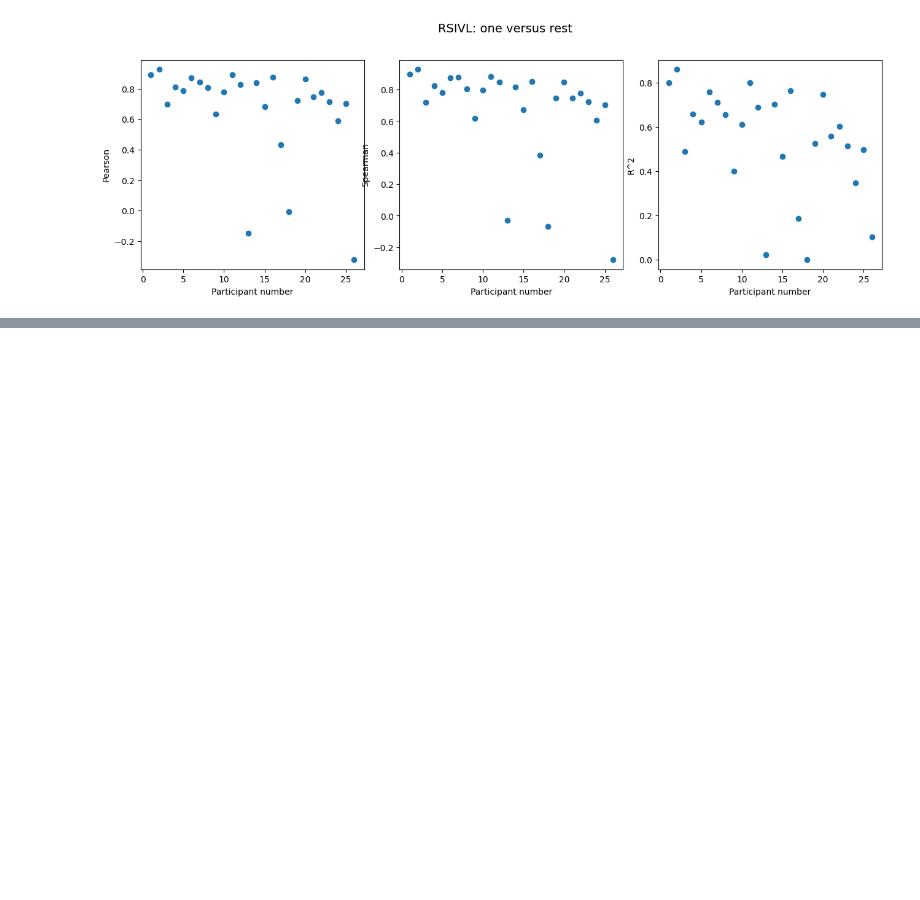
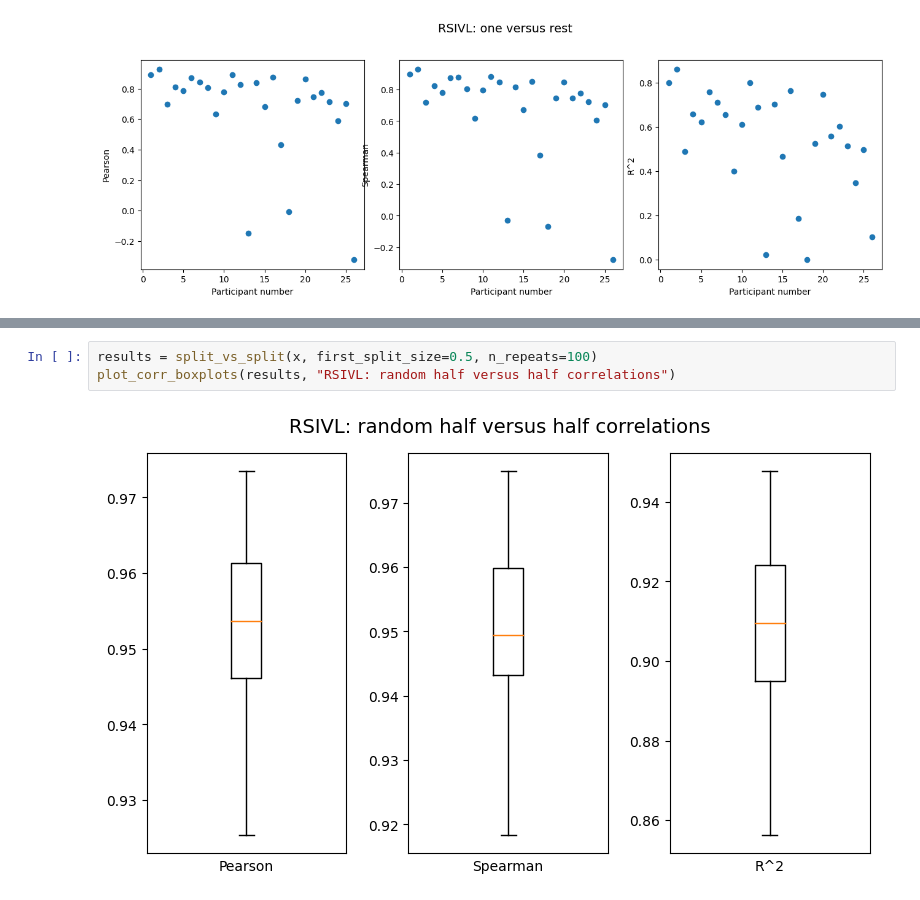
Before and after one commit to shenkev/segment-anything, a Jupyter notebook: analysis/noise_ceiling.ipynb, the cells around one changed output, grey strips where cells are left out. Drawn from its saved outputs; the diff is of its cells as text; blank space fills up the shorter version.

```diff
--- a/analysis/noise_ceiling.ipynb
+++ b/analysis/noise_ceiling.ipynb
@@ -251,0 +266,5 @@ plot_scatterplots(results, 26, "RSIVL: one versus rest")
+# %%
+results = split_vs_split(x, first_split_size=0.5, n_repeats=100)
+plot_corr_boxplots(results, "RSIVL: random half versus half correlations")
+# %% [output]
+[figure, added]
```
Also changed, not shown: parts of 4 cells of this notebook.
